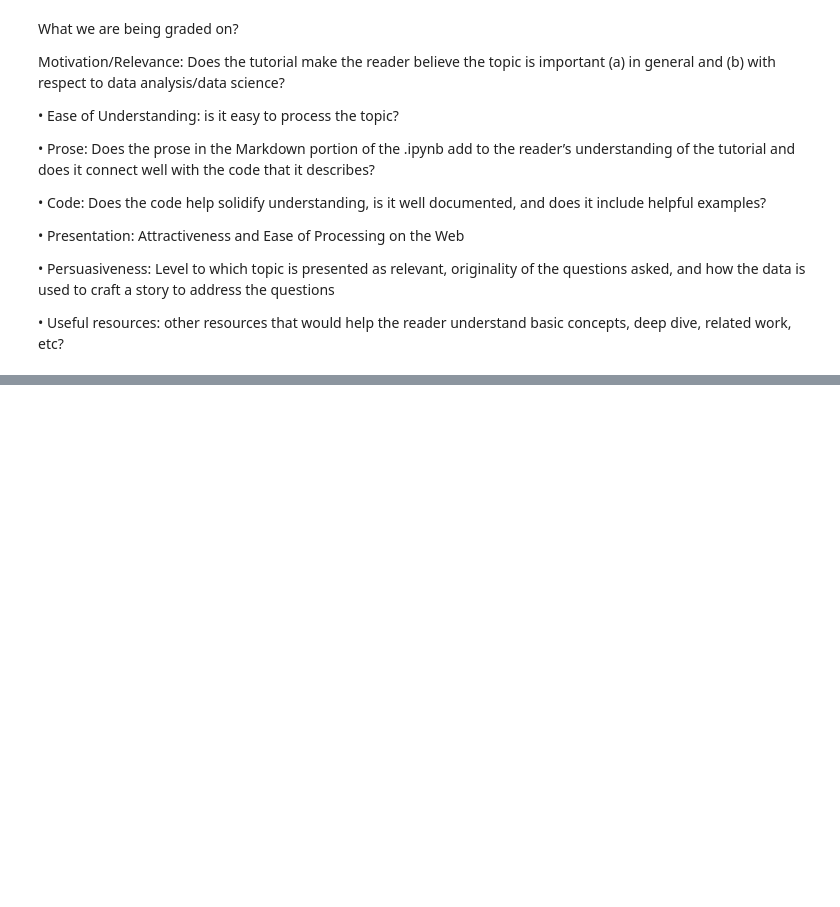
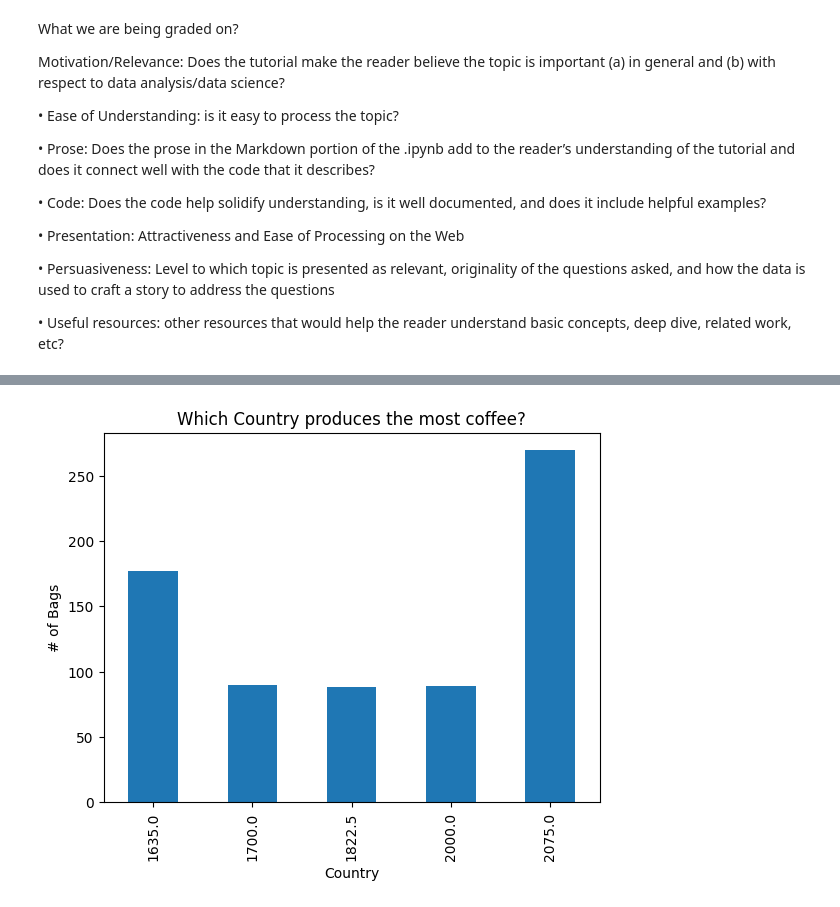
Before and after one commit to jadams1313/DS220Repo, a Jupyter notebook: DS220_Project2 (finished EDA).ipynb, the cells around one changed output, grey strips where cells are left out. Cells and saved outputs as stored; diff of their text form; code cells hidden in the pictures; blank space fills up the shorter version.

```diff
--- a/DS220_Project2 (finished EDA).ipynb
+++ b/DS220_Project2 (finished EDA).ipynb
@@ -98,0 +134,14 @@ Motivation/Relevance: Does the tutorial make the reader believe the topic is imp
+# %%
+MostCoffee = Coffee.head(10)[['altitude_mean_meters','Total.Cup.Points']]
+
+df = pd.DataFrame(MostCoffee)
+
+grouped_df = df.groupby('altitude_mean_meters')['Total.Cup.Points'].sum()
+
+# Plotting using Matplotlib and Pandas
+grouped_df.plot(x='altitude_mean_meters', y='Total.Cup.Points', kind='bar', title='Which Country produces the most coffee?')
+plt.xlabel('Country')
+plt.ylabel('# of Bags')
+plt.show()
+# %% [output]
+[figure, added]
```
Also changed, not shown: parts of 7 cells of this notebook.
